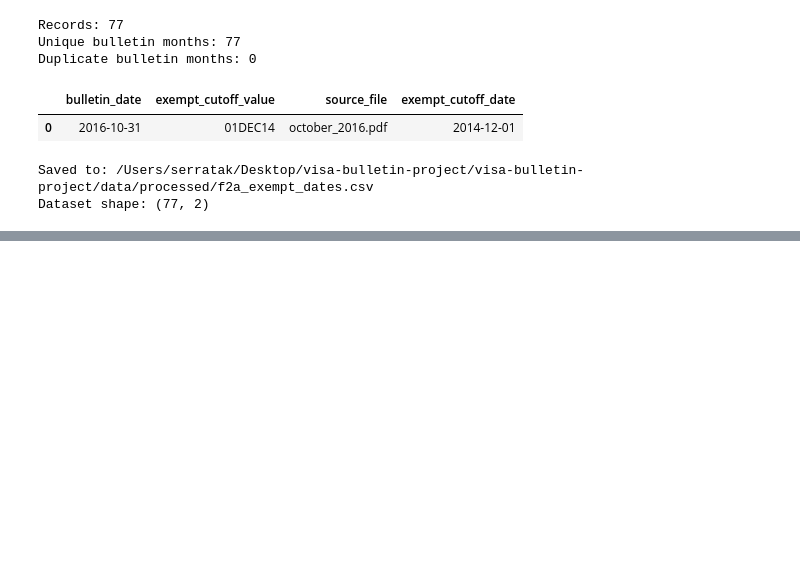
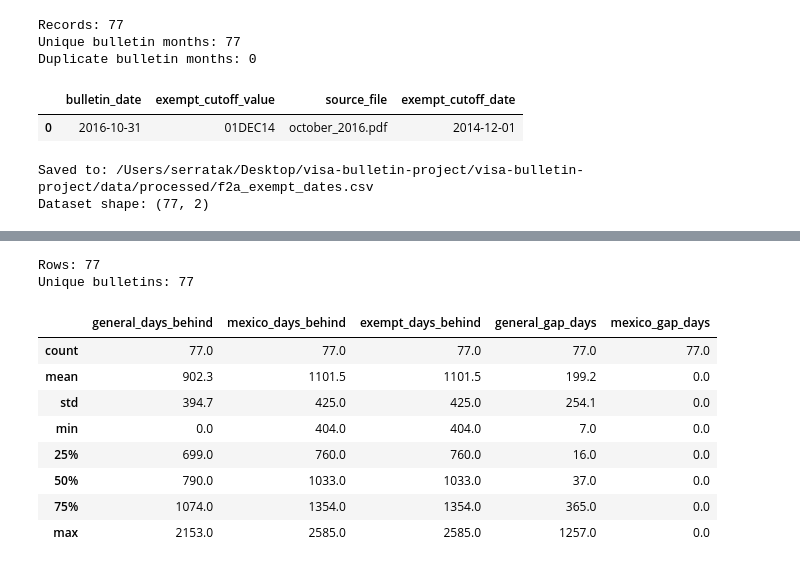
Before and after one commit to stak-k/visa-bulletin-project, a Jupyter notebook: notebooks/04_parse_f2a_exempt_dates.ipynb, the cells around one changed output, grey strips where cells are left out. Drawn from its saved outputs; the diff is of its cells as text; code cells hidden in the pictures; blank space fills up the shorter version.

```diff
--- a/notebooks/04_parse_f2a_exempt_dates.ipynb
+++ b/notebooks/04_parse_f2a_exempt_dates.ipynb
@@ -176,0 +425,6 @@ Dataset shape: (77, 2)
+# %%
+print("Rows:", len(f2a_q1_comparison))
+print("Unique bulletins:", f2a_q1_comparison["bulletin_date"].nunique())
+# %% [output]
+Rows: 77
+Unique bulletins: 77
@@ -176,0 +436,24 @@ Dataset shape: (77, 2)
+# %%
+# Summary statistics for the F2A Q1 comparison
+
+f2a_q1_summary = f2a_q1_comparison[
+    [
+        "general_days_behind",
+        "mexico_days_behind",
+        "exempt_days_behind",
+        "general_gap_days",
+        "mexico_gap_days"
+    ]
+].describe().round(1)
+
+f2a_q1_summary
+# %% [output]
+|  | general_days_behind | mexico_days_behind | exempt_days_behind | general_gap_days | mexico_gap_days |
+| count | 77.0 | 77.0 | 77.0 | 77.0 | 77.0 |
+| mean | 902.3 | 1101.5 | 1101.5 | 199.2 | 0.0 |
+| std | 394.7 | 425.0 | 425.0 | 254.1 | 0.0 |
+| min | 0.0 | 404.0 | 404.0 | 7.0 | 0.0 |
+| 25% | 699.0 | 760.0 | 760.0 | 16.0 | 0.0 |
+| 50% | 790.0 | 1033.0 | 1033.0 | 37.0 | 0.0 |
+| 75% | 1074.0 | 1354.0 | 1354.0 | 365.0 | 0.0 |
+| max | 2153.0 | 2585.0 | 2585.0 | 1257.0 | 0.0 |
```
Also changed, not shown: parts of 13 cells of this notebook, 3 other files.
